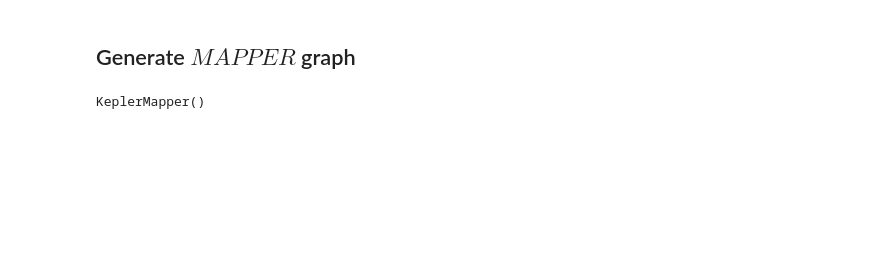
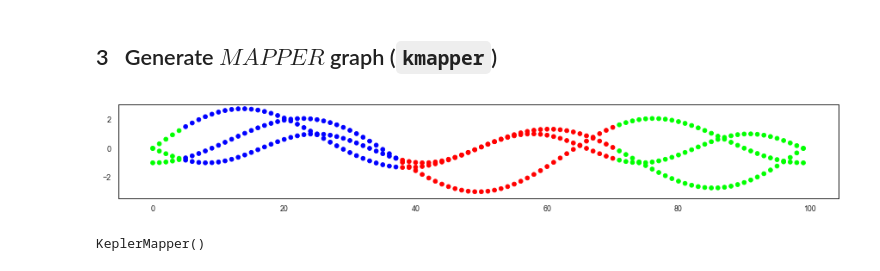
Before and after one commit to braindynamicslab/dyneusr-notebooks, a Jupyter notebook: 01_trefoil_knot/01_trefoil_knot.ipynb, the cells around one changed output. Saved outputs shown, nothing was run; the diff lists cells and outputs as text; code cells hidden in the pictures; blank space fills up the shorter version.

```diff
--- a/01_trefoil_knot/01_trefoil_knot.ipynb
+++ b/01_trefoil_knot/01_trefoil_knot.ipynb
@@ -53,3 +57,3 @@ _ = tsplot(X=data.X, y=data.y)
 # %% [markdown]
 
-## Generate $MAPPER$ graph
+## 3 &nbsp; Generate $MAPPER$ graph (`kmapper`) ##
@@ -61,2 +60,15 @@ y = data.y
+# %%
+# define inputs: X=data, y=meta
+X = data.data
+X_inverse = data.data
+y = data.target
+c = data.coloring
+
+# plot 1D
+fig, axes = plt.subplots(1, 1, figsize=(15, 2))
+for i,x in enumerate(X.T):
+    plt.scatter(np.arange(x.size), x, c=c)
+# %% [output]
+[figure, added]
 # %%
 import kmapper as km
```
Also changed, not shown: parts of 38 cells of this notebook, 24 other files.
